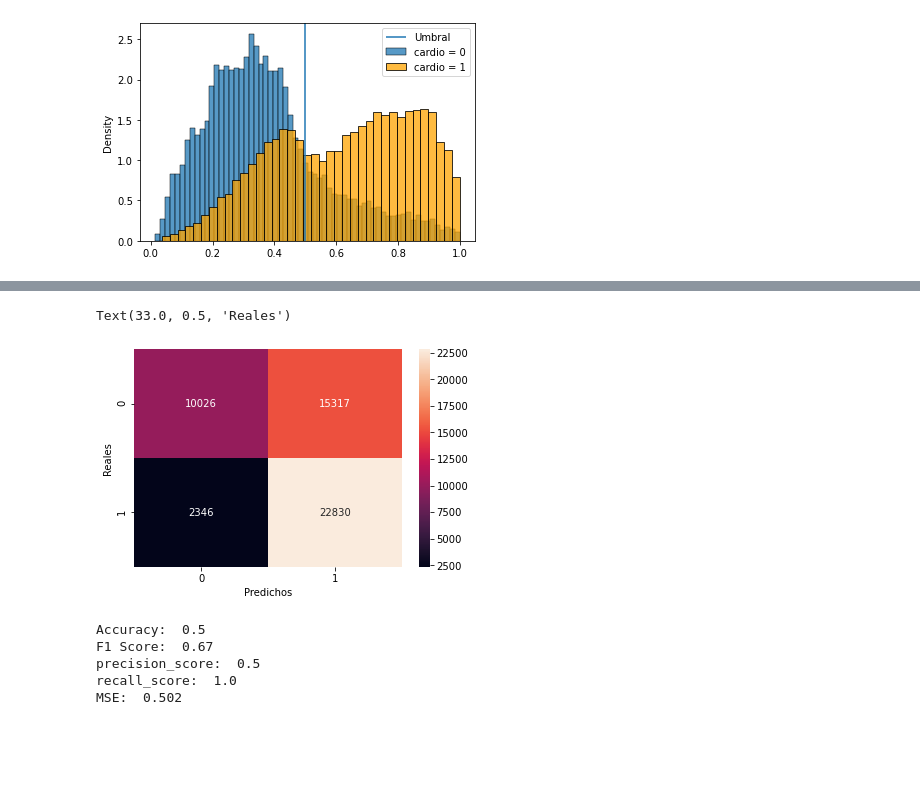
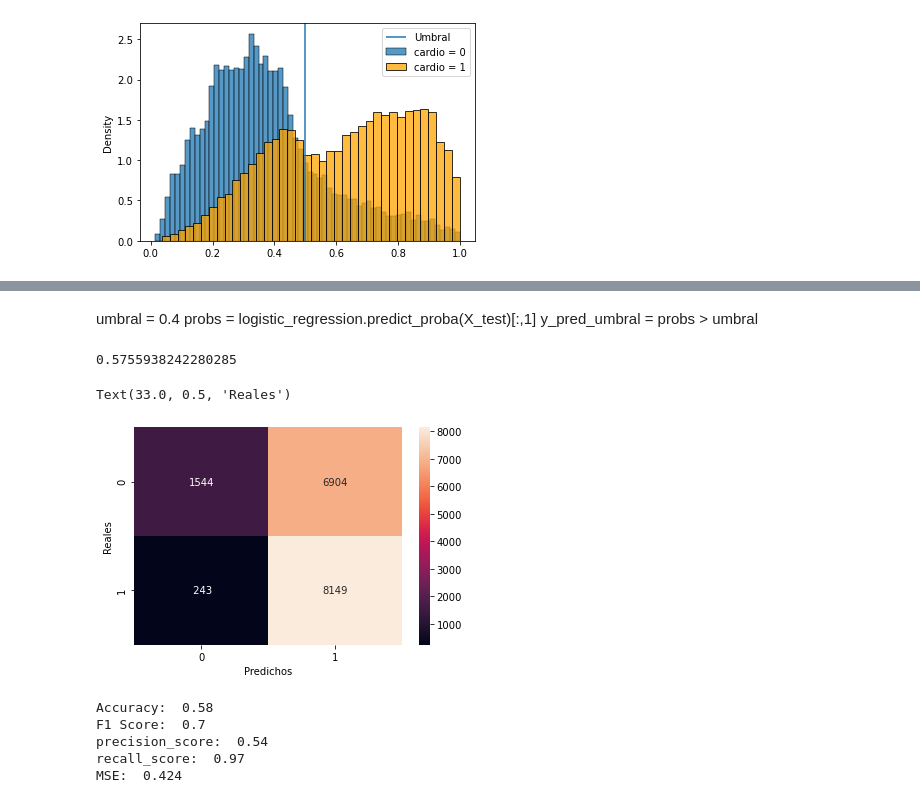
Before and after one commit to javisrv/Cardiovascular_event_prediction, a Jupyter notebook: scripts/RL.ipynb, the cells around one changed output, grey strips where cells are left out. Cells and saved outputs as stored; diff of their text form; code cells hidden in the pictures; blank space fills up the shorter version.

```diff
--- a/scripts/RL.ipynb
+++ b/scripts/RL.ipynb
@@ -198,19 +200,34 @@ y_pred_test_30 = probs_test > umbral
+# %% [markdown]
+umbral = 0.4
+probs = logistic_regression.predict_proba(X_test)[:,1]
+y_pred_umbral = probs > umbral
+# %%
+umbral = 0.4
+probs_train = logistic_regression.predict_proba(X_train_std)[:,1]
+probs_test = logistic_regression.predict_proba(X_test_std)[:,1]
+
+y_pred_train_umbral = probs_train > umbral
+y_pred_test_umbral = probs_test > umbral
+# %%
+accuracy_score(y_test, y_pred_test_umbral)
+# %% [output]
+0.5755938242280285
 # %%
-sns.heatmap(confusion_matrix(y_train, y_pred_train), annot=True, fmt='4d')
+sns.heatmap(confusion_matrix(y_test, y_pred_test_umbral), annot=True, fmt='4d')
 plt.xlabel('Predichos')
 plt.ylabel('Reales')
 # %% [output]
 Text(33.0, 0.5, 'Reales')
-[figure, old version]
+[figure, new version]
 # %%
-print("Accuracy: ", accuracy_score(y_test, y_pred_test_30).round(2))
-print("F1 Score: ", f1_score(y_test, y_pred_test_30).round(2))
-print('precision_score: ', precision_score(y_test, y_pred_test_30).round(2))
-print('recall_score: ', recall_score(y_test, y_pred_test_30).round(2))
-print('MSE: ', mean_squared_error(y_test, y_pred_test_30).round(3))
+print("Accuracy: ", accuracy_score(y_test, y_pred_test_umbral).round(2))
+print("F1 Score: ", f1_score(y_test, y_pred_test_umbral).round(2))
+print('precision_score: ', precision_score(y_test, y_pred_test_umbral).round(2))
+print('recall_score: ', recall_score(y_test, y_pred_test_umbral).round(2))
+print('MSE: ', mean_squared_error(y_test, y_pred_test_umbral).round(3))
 # %% [output]
-Accuracy:  0.5
-F1 Score:  0.67
-precision_score:  0.5
-recall_score:  1.0
-MSE:  0.502
+Accuracy:  0.58
+F1 Score:  0.7
+precision_score:  0.54
+recall_score:  0.97
+MSE:  0.424
```
Also changed, not shown: parts of 15 cells of this notebook.
